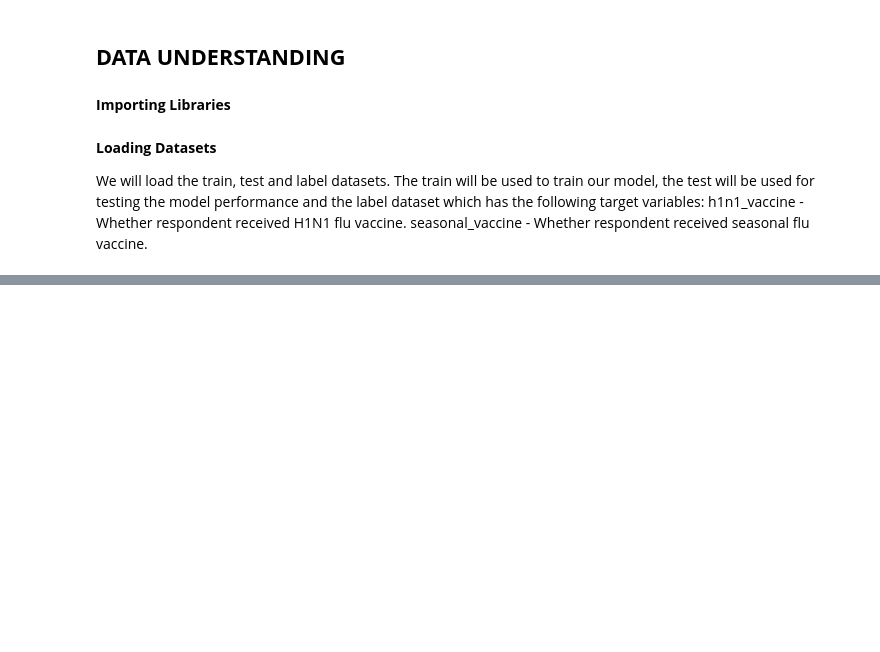
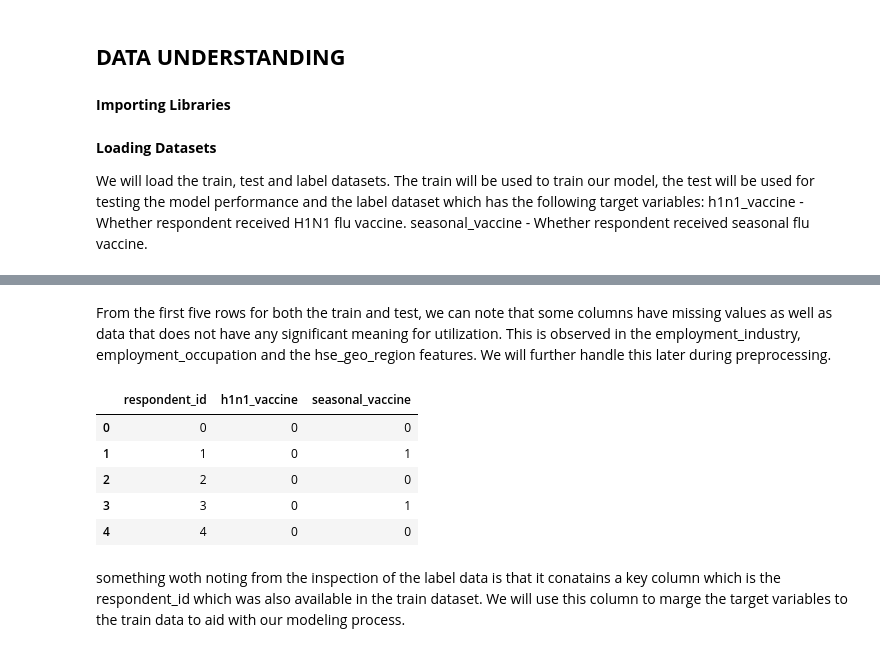
Before and after one commit to Anniemarie001/H1N1-AND-SEASONAL-FLU-VACCINES, a Jupyter notebook: index.ipynb, the cells around one changed output, grey strips where cells are left out. Cells and saved outputs as stored; diff of their text form; code cells hidden in the pictures; blank space fills up the shorter version.

```diff
--- a/index.ipynb
+++ b/index.ipynb
@@ -40,0 +78,13 @@ label_data = pd.read_csv('Data/training_set_labels.csv')
+# %% [markdown]
+From the first five rows for both the train and test, we can note that some columns have missing values as well as data that does not have any significant meaning for utilization. This is observed in the employment_industry, employment_occupation and the hse_geo_region features. We will further handle this later during preprocessing.
+# %%
+label_data.head()
+# %% [output]
+|  | respondent_id | h1n1_vaccine | seasonal_vaccine |
+| 0 | 0 | 0 | 0 |
+| 1 | 1 | 0 | 1 |
+| 2 | 2 | 0 | 0 |
+| 3 | 3 | 0 | 1 |
+| 4 | 4 | 0 | 0 |
+# %% [markdown]
+something woth noting from the inspection of the label data is that it conatains  a key column which is the respondent_id which was also available in the train dataset. We will use this column to marge the target variables to the train data to aid with our modeling process.
```
Also changed, not shown: parts of 12 cells of this notebook.
